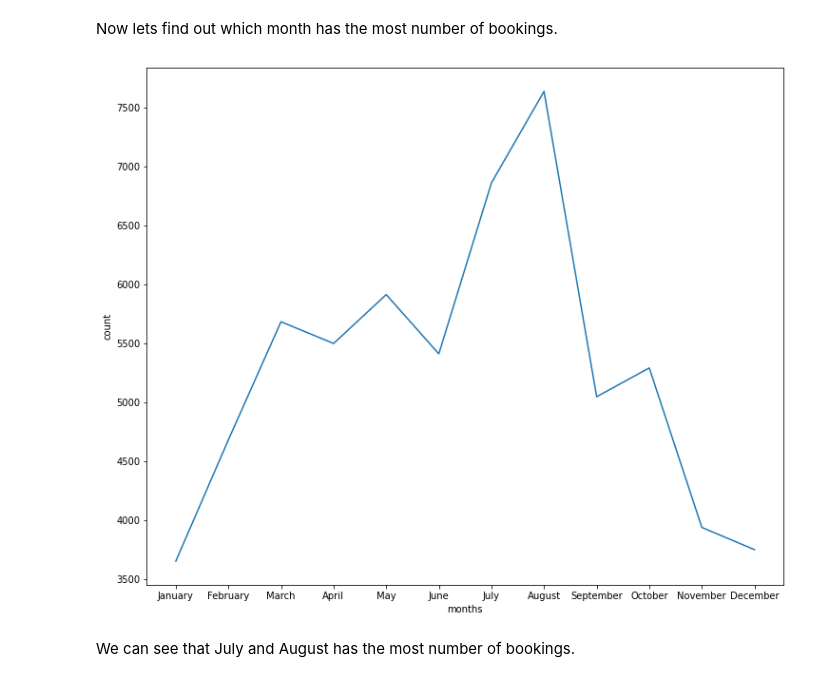
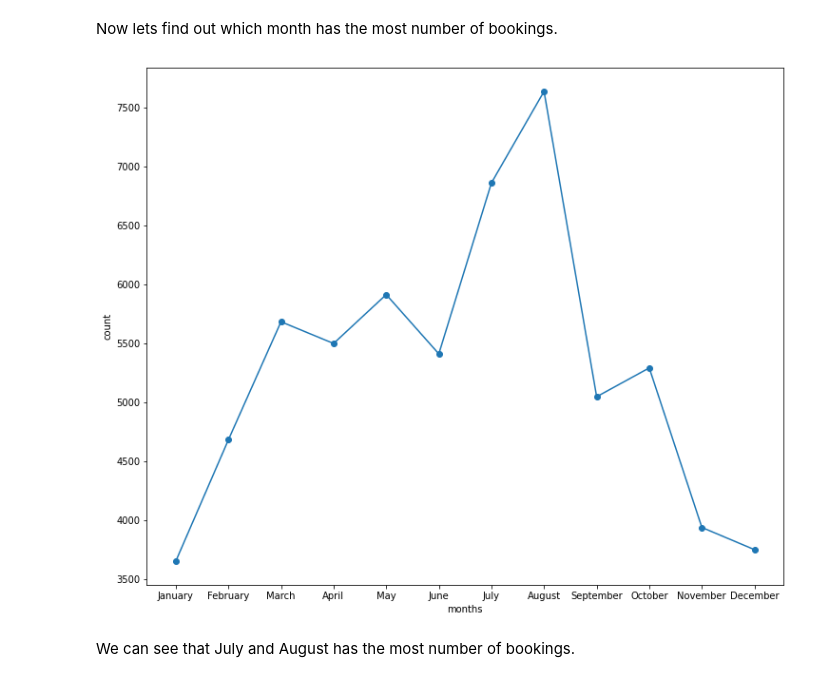
Before and after one commit to connect-midhunr/eda-hotel-booking, a Jupyter notebook: EDA_Hotel_Booking_Analysis_Capstone_Project.ipynb, the cells around one changed output. Drawn from its saved outputs; the diff is of its cells as text; code cells hidden in the pictures.

```diff
--- a/EDA_Hotel_Booking_Analysis_Capstone_Project.ipynb
+++ b/EDA_Hotel_Booking_Analysis_Capstone_Project.ipynb
@@ -40,7 +36,7 @@ Mounted at /content/drive
 # %%
 # creating dataframe and store csv data
 
-hotel_df = pd.read_csv('/content/drive/MyDrive/Colab Notebooks/AlmaBetter/Capstone Projects/Exploratory Data Analysis/Hotel Bookings.csv')
+hotel_df = pd.read_csv('/content/drive/MyDrive/Colab Notebooks/AlmaBetter/Capstone Projects/Exploratory Data Analysis/Hotel Booking Analysis - Midhun R/Hotel Bookings.csv')
 # %% [markdown]
 # Data Inspection
 # %% [markdown]
@@ -364,3 +359,25 @@ hotel_df['reservation_status_date'] = pd.to_datetime(hotel_df['reservation_statu
+# %%
+# converting the country codes to country names
+
+def convert_alpha3_to_alpha2(code):
+  try:
+    if (code == 'Others' or len(code) != 3):
+      return code
+    else:
+      return pc.country_alpha3_to_country_alpha2(code)
+  except KeyError:
+    return code
+
+def convert_alpha2_to_name(code):
+  try:
+    if (code == 'Others' or len(code) != 2):
+      return code
+    else:
+      return pc.country_alpha2_to_country_name(code)
+  except KeyError:
+    return code
+
+hotel_df['country'] = hotel_df.country.apply(lambda x: convert_alpha2_to_name(convert_alpha3_to_alpha2(x)))
 # %%
 hotel_df.head()
 # %% [output]
@@ -548,16 +563,16 @@ Now lets find out which month has the most number of bookings.
 # %%
 order = ['January', 'February', 'March', 'April', 'May', 'June',
          'July', 'August', 'September', 'October', 'November', 'December']
 ordered_hotel_df = hotel_df[hotel_df['is_canceled'] == 'not cancelled']['arrival_date_month'].value_counts().reindex(order)
 
 plt.figure(figsize=(12, 10))
-plt.plot(ordered_hotel_df.index, ordered_hotel_df.values)
+plt.plot(ordered_hotel_df.index, ordered_hotel_df.values, marker='o')
 plt.xlabel('months')
 plt.ylabel('count')
 plt.xticks(rotation='horizontal')
 plt.show()
 # %% [output]
-[figure, old version]
+[figure, new version]
 # %% [markdown]
 We can see that July and August has the most number of bookings.
 # %% [markdown]
```
Also changed, not shown: parts of 12 cells of this notebook.
